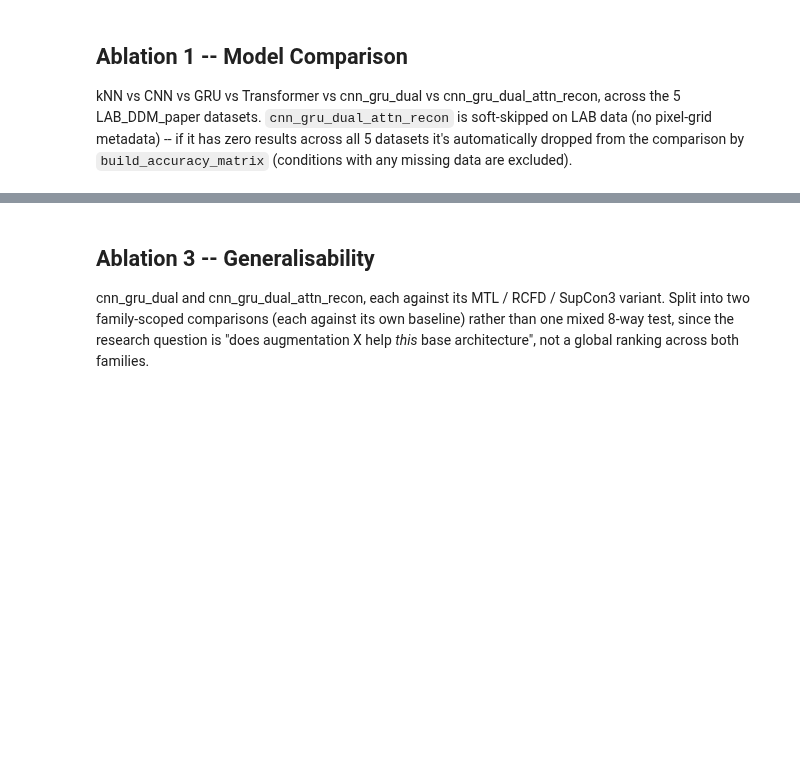
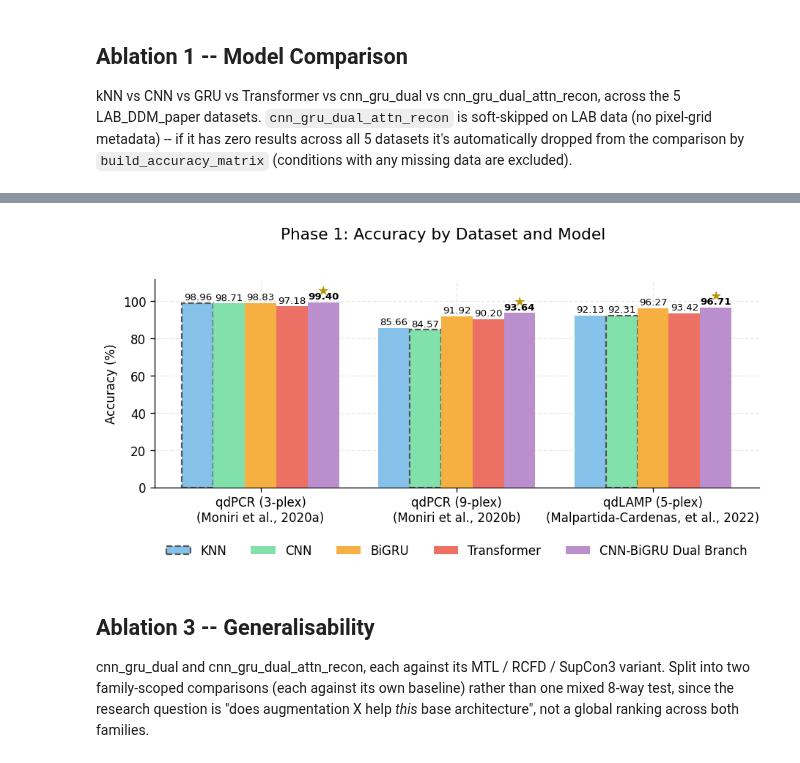
Before and after one commit to kautsarg/POC_DDM, a Jupyter notebook: gk_code/main/notebooks/ablation_significance_analysis.ipynb, the cells around one changed output, grey strips where cells are left out. Cells and saved outputs as stored; diff of their text form; code cells hidden in the pictures; blank space fills up the shorter version.

```diff
--- a/gk_code/main/notebooks/ablation_significance_analysis.ipynb
+++ b/gk_code/main/notebooks/ablation_significance_analysis.ipynb
@@ -62,7 +66,7 @@ from IPython.display import HTML, display
 
 # Same 5 LAB_DDM_paper folders the user's ablation-1/3 SLURM array jobs target
 # (01, 02, 03, 09, 10 -- see abl_ablation1_model_comparison.sh / abl_ablation3_generalisability.sh).
-LAB_DATASETS = ['01_ACA_qdPCR', '02_AMCA_qdLAMP', '03_AMCA_qdPCR', '09_Area_Conc', '10_Range_Conc']
+LAB_DATASETS = ['01_ACA_qdPCR', '02_AMCA_qdLAMP', '03_AMCA_qdPCR']
 
 # Mirrors each ablation script's MODELS list exactly -- keep these in sync if the
 # scripts' lists change.
@@ -177,3 +208,89 @@ show_result(stats1, figs1, test_type1, title="Ablation 1: Model Comparison")
+# %%
+DATASET_LABELS_1 = {
+    '01_ACA_qdPCR':   'qdPCR (3-plex)\n(Moniri et al., 2020a)',
+    '03_AMCA_qdPCR':  'qdPCR (9-plex)\n(Moniri et al., 2020b)',
+    '02_AMCA_qdLAMP': 'qdLAMP (5-plex)\n(Malpartida-Cardenas, et al., 2022)',
+}
+DATASET_ORDER_1 = ['01_ACA_qdPCR', '03_AMCA_qdPCR', '02_AMCA_qdLAMP']
+BASELINE_MODELS_1 = {'01_ACA_qdPCR': 'knn', '03_AMCA_qdPCR': 'cnn', '02_AMCA_qdLAMP': 'cnn'}
+
+MODEL_COLORS_1 = {
+    'knn':                     '#85C1E9',
+    'cnn':                     '#82E0AA',
+    'gru':                     '#F5B041',
+    'transformer':             '#EC7063',
+    'cnn_gru_dual':            '#BB8FCE',
+    'cnn_gru_dual_attn_recon': '#F7DC6F',
+}
+
+MODEL_PRINT_MAP = {
+    'knn':                     'KNN',
+    'cnn':                     'CNN',
+    'gru':                     'BiGRU',
+    'transformer':             'Transformer',
+    'cnn_gru_dual':            'CNN-BiGRU Dual Branch',
+    'cnn_gru_dual_attn_recon': 'CNN-BiGRU Dual + Attn Recon',
+}
+
+def plot_ablation1_barchart(exp_data, models, baseline_map, model_colors, dataset_order=None,
+                            dataset_labels=None, curve_type='ori_curve', filter_key=None):
+    data_by_name = dict(exp_data)
+    dataset_names = [n for n in (dataset_order or data_by_name) if n in data_by_name]
+    present_models = [m for m in models
+                       if any(m in data_by_name[n][curve_type].get(filter_key, {}) for n in dataset_names)]
+
+    acc = np.full((len(dataset_names), len(present_models)), np.nan)
+    for i, name in enumerate(dataset_names):
+        entry = data_by_name[name][curve_type].get(filter_key, {})
+        for j, m in enumerate(present_models):
+            if m in entry:
+                acc[i, j] = entry[m]['mean_metric'] * 100
+    best_j = np.nanargmax(acc, axis=1)
+
+    n_models = len(present_models)
+    width = 0.8 / n_models
+    x = np.arange(len(dataset_names))
+
+    fig, ax = plt.subplots(figsize=(2 * len(dataset_names) + 2, 4))
+    for j, m in enumerate(present_models):
+        offsets = x + (j - (n_models - 1) / 2) * width
+        bars = ax.bar(offsets, acc[:, j], width=width, color=model_colors.get(m, '#95A5A6'),
+                      label=MODEL_PRINT_MAP.get(m, m), zorder=3)
+        for i, bar in enumerate(bars):
+            v = acc[i, j]
+            if np.isnan(v):
+                continue
+            is_baseline = baseline_map.get(dataset_names[i]) == m
+            is_best = j == best_j[i]
+            if is_baseline:
+                bar.set_linestyle('--')
+                bar.set_edgecolor('#555555')
+                bar.set_linewidth(1.3)
+            if is_best:
+                ax.text(bar.get_x() + bar.get_width() / 2, v + 2.6, '\u2605',
+                        ha='center', va='bottom', fontsize=11, color='#B7950B', zorder=4)
+            ax.text(bar.get_x() + bar.get_width() / 2, v + 0.6, f'{v:.2f}',
+                    ha='center', va='bottom', fontsize=8,
+                    fontweight='bold' if is_best else 'normal')
+
+    ax.set_xticks(x)
+    ax.set_xticklabels([(dataset_labels or {}).get(n, n) for n in dataset_names])
+    # ax.set_xlabel('Dataset')
+    ax.set_ylabel('Accuracy (%)')
+    ax.set_ylim(0, 112)
+    fig.suptitle('Phase 1: Accuracy by Dataset and Model', fontsize=13, y=1.03)
+    ax.legend(loc='upper center', bbox_to_anchor=(0.5, -0.22), ncol=n_models, frameon=False)
+    fig.tight_layout()
+    return fig
+
+
+fig_bar1 = plot_ablation1_barchart(
+    exp_data_1, ABLATION1_MODELS, BASELINE_MODELS_1, MODEL_COLORS_1,
+    dataset_order=DATASET_ORDER_1, dataset_labels=DATASET_LABELS_1,
+)
+plt.show()
+# %% [output]
+[figure, added]
 # %% [markdown]
 ## Ablation 3 -- Generalisability
 
```
Also changed, not shown: parts of 6 cells of this notebook, 12 other files.
